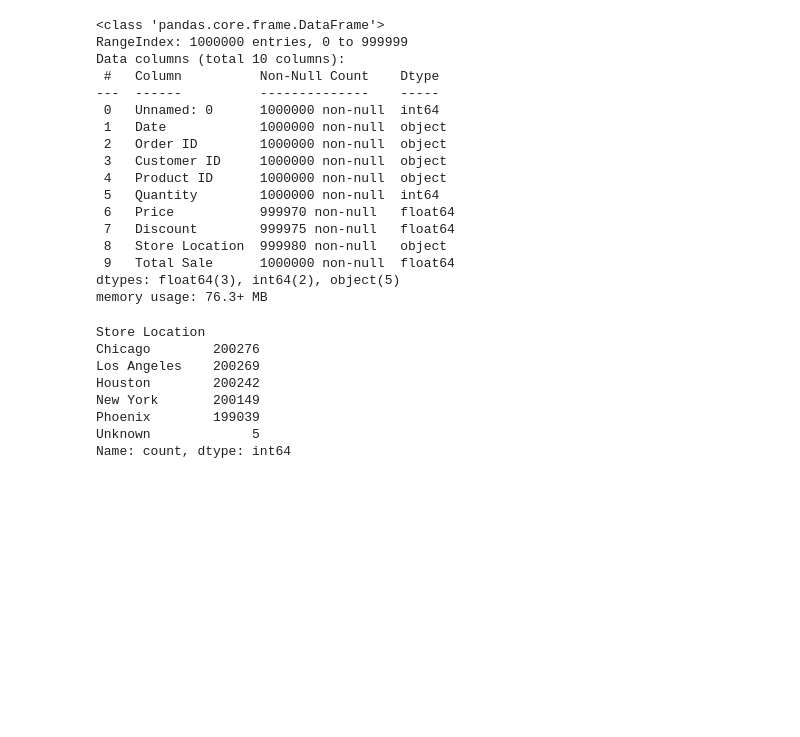
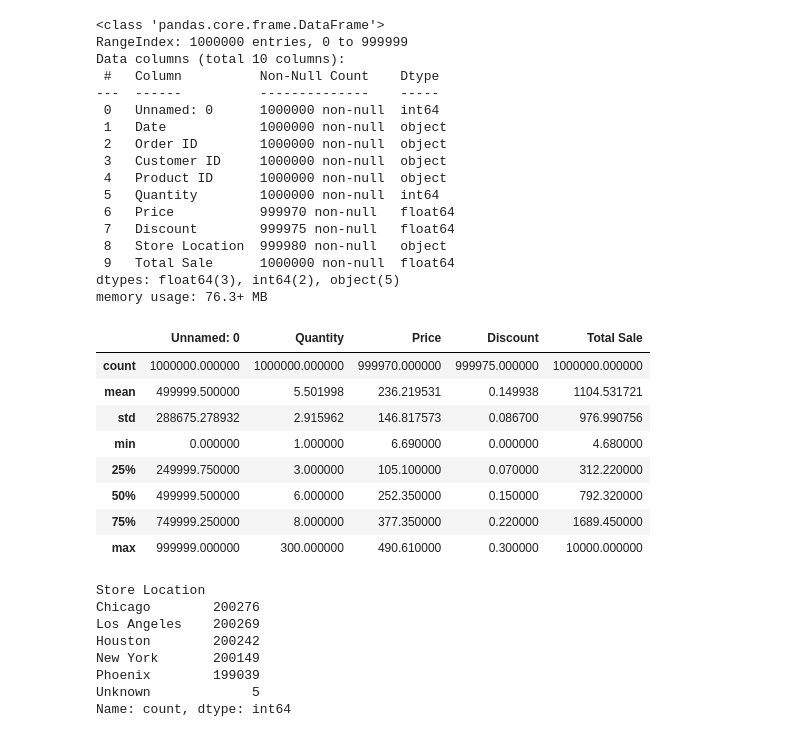
Before and after one commit to Rudrajit12/Retail-Sales-Performance-Analysis, a Jupyter notebook: Retail_Sales_Performance_Analysis.ipynb, the cells around one changed output. Saved outputs shown, nothing was run; the diff lists cells and outputs as text; code cells hidden in the pictures; blank space fills up the shorter version.

```diff
--- a/Retail_Sales_Performance_Analysis.ipynb
+++ b/Retail_Sales_Performance_Analysis.ipynb
@@ -309,6 +352,19 @@ Data columns (total 10 columns):
  9   Total Sale      1000000 non-null  float64
 dtypes: float64(3), int64(2), object(5)
 memory usage: 76.3+ MB
+# %%
+# Summary statistics for sales table
+df_sales.describe()
+# %% [output]
+|  | Unnamed: 0 | Quantity | Price | Discount | Total Sale |
+| count | 1000000.000000 | 1000000.000000 | 999970.000000 | 999975.000000 | 1000000.000000 |
+| mean | 499999.500000 | 5.501998 | 236.219531 | 0.149938 | 1104.531721 |
+| std | 288675.278932 | 2.915962 | 146.817573 | 0.086700 | 976.990756 |
+| min | 0.000000 | 1.000000 | 6.690000 | 0.000000 | 4.680000 |
+| 25% | 249999.750000 | 3.000000 | 105.100000 | 0.070000 | 312.220000 |
+| 50% | 499999.500000 | 6.000000 | 252.350000 | 0.150000 | 792.320000 |
+| 75% | 749999.250000 | 8.000000 | 377.350000 | 0.220000 | 1689.450000 |
+| max | 999999.000000 | 300.000000 | 490.610000 | 0.300000 | 10000.000000 |
 # %%
 # Check content for each category
 print(df_sales['Store Location'].value_counts())
```
Also changed, not shown: parts of 13 cells of this notebook.
